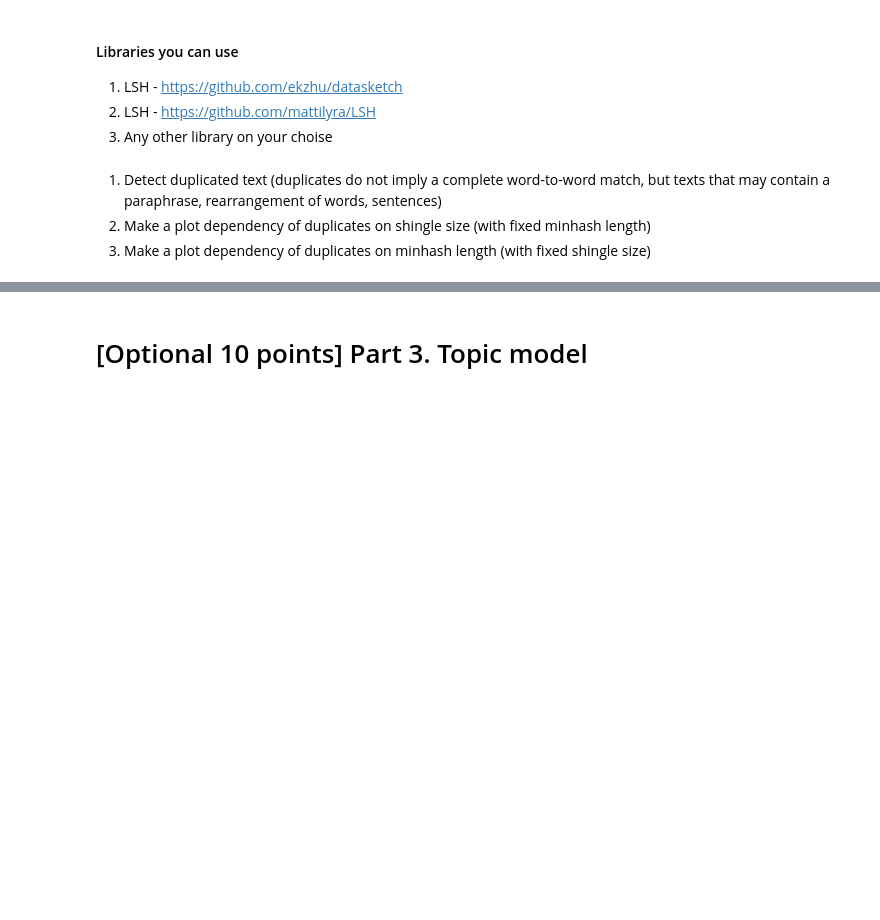
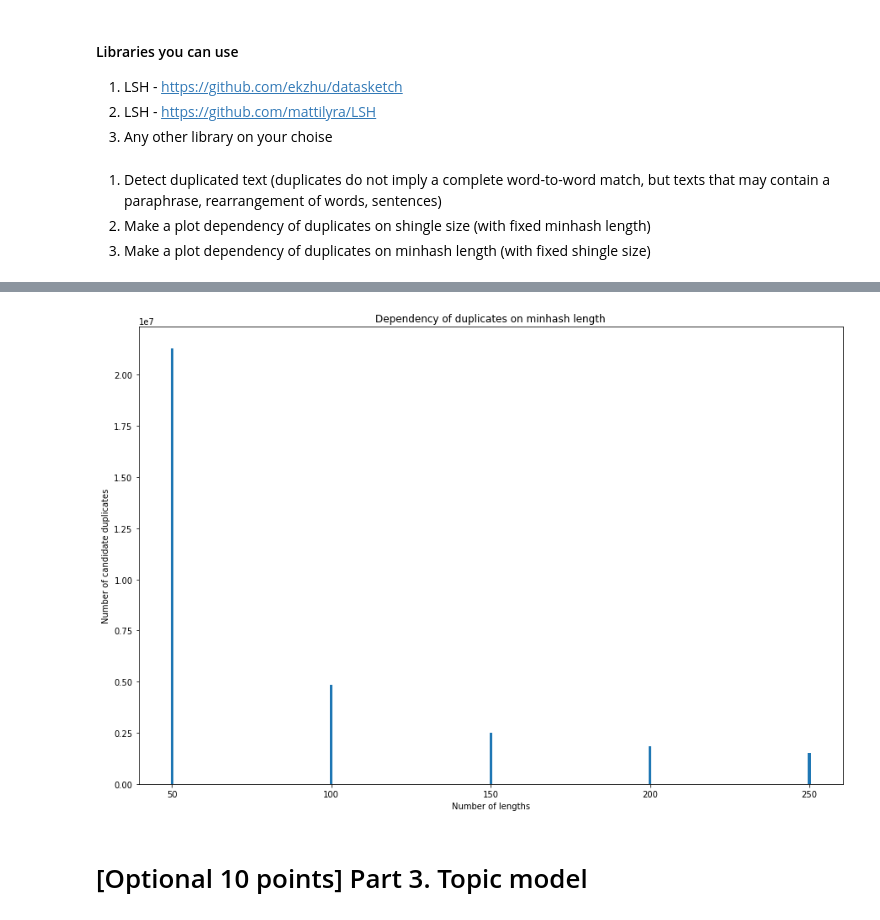
Before and after one commit to AAYamoldin/TrainingPrograms, a Jupyter notebook: Python/ITMO_Advanced_Natural_Language_Processing/Homework_1/hw1.ipynb, the cells around one changed output, grey strips where cells are left out. Cells and saved outputs as stored; diff of their text form; code cells hidden in the pictures; blank space fills up the shorter version.

```diff
--- a/Python/ITMO_Advanced_Natural_Language_Processing/Homework_1/hw1.ipynb
+++ b/Python/ITMO_Advanced_Natural_Language_Processing/Homework_1/hw1.ipynb
@@ -272,3 +316,19 @@ AttributeError: module 'lsh' has no attribute 'minhash'
+# %%
+num_candidates = []
+lengths = [50, 100, 150,200, 250]
+for l in lengths:
+    candidates = candidate_duplicates(data, seeds=l)
+    num_candidates.append(len(candidates))
+# %%
+plt.figure(figsize=(15, 10))
+plt.bar(lengths, num_candidates, align='center')
+plt.title('Dependency of duplicates on minhash length')
+plt.xlabel('Number of lengths')
+plt.ylabel('Number of candidate duplicates')
+plt.xticks(lengths, lengths)
+plt.show()
+# %% [output]
+[figure, added]
 # %% [markdown]
 # [Optional 10 points] Part 3. Topic model
 # %% [markdown]
```
Also changed, not shown: parts of 15 cells of this notebook.
